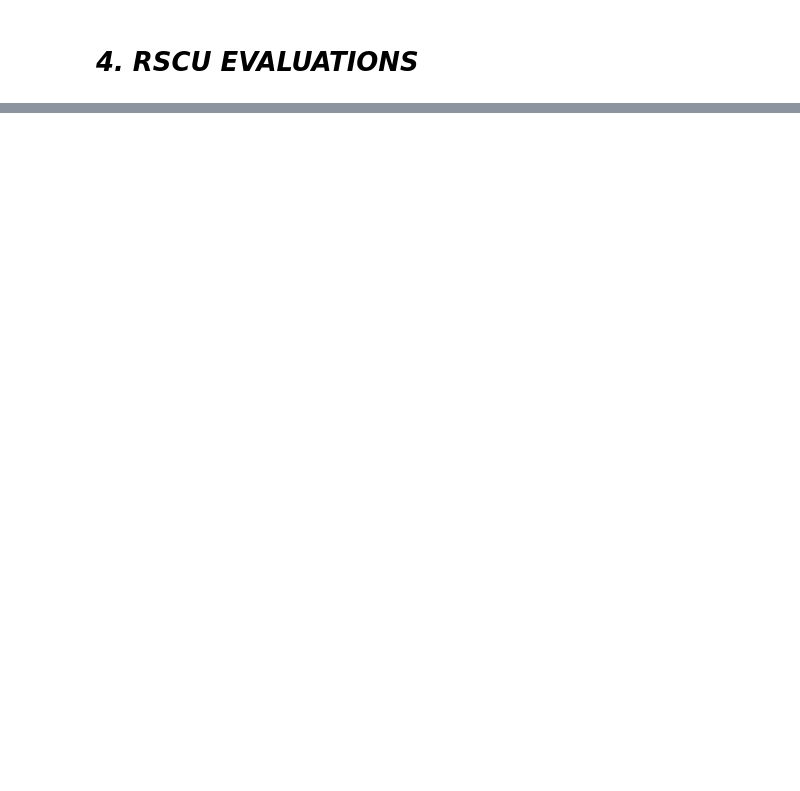
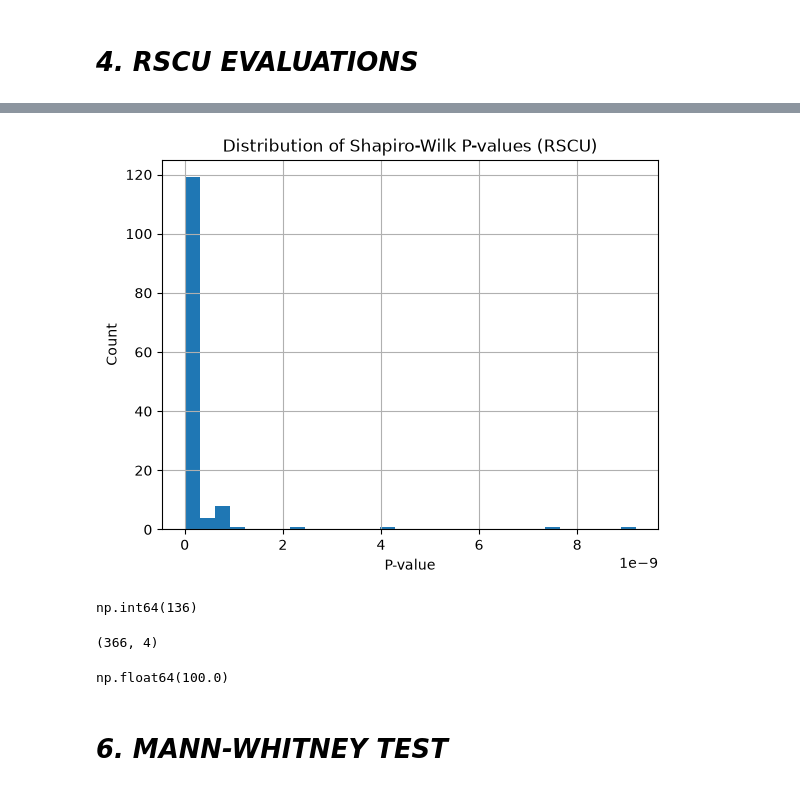
Before and after one commit to ginger-gif-bot/NGS, a Jupyter notebook: python_scripts/stats_plots.ipynb, the cells around one changed output, grey strips where cells are left out. Saved outputs shown, nothing was run; the diff lists cells and outputs as text; code cells hidden in the pictures; blank space fills up the shorter version.

```diff
--- a/python_scripts/stats_plots.ipynb
+++ b/python_scripts/stats_plots.ipynb
@@ -432,0 +641,9 @@ enc_gc3_all_samples.groupby("Group")["gc3_katG"].describe()
+# %%
+grp = ["resistant","sensitive"]
+genes_data = ["gc3_rpoB","gc3_gyrA","gc3_katG"]
+
+for grp in grp:
+    for col in genes_data:
+        test = enc_gc3_all_samples[enc_gc3_all_samples["Group"] == grp][col]
+        statt,p_value = shapiro(test)
+        print(f"P-value: {grp.capitalize()} -> {col.replace("gc3_","")} ---> {p_value}")
@@ -432,0 +670,17 @@ enc_gc3_all_samples.groupby("Group")["gc3_katG"].describe()
+# %%
+group = ["resistant","sensitive"]
+gene_list = ["rpoB","gyrA","katG"]
+
+p_value_all_rscu = defaultdict(lambda:defaultdict(lambda:defaultdict(float)))
+for grp in group:
+    for gene in gene_list:
+        for codon in codon_to_aa:
+            test = rscu_all_samples[(rscu_all_samples["Group"] == grp) &
+                                (rscu_all_samples["Gene"] == gene) &
+                                (rscu_all_samples["Codon"] == codon)]["RSCU"]
+            if len(test) < 3:
+                p = None
+            else:
+                stat, p = shapiro(test)
+            p_value_all_rscu[grp][gene][codon] = p
+p_value_all_rscu
@@ -432,0 +705,11 @@ enc_gc3_all_samples.groupby("Group")["gc3_katG"].describe()
+# %%
+rows = []
+for grp, info in p_value_all_rscu.items():
+    for gene, cod_info in info.items():
+        for codon, p in cod_info.items():
+            rows.append({"Group":grp,
+                         "Gene":gene,
+                         "Codon":codon,
+                         "P_value":p})
+
+p_value_df = pd.DataFrame(rows)
@@ -432,0 +760,22 @@ enc_gc3_all_samples.groupby("Group")["gc3_katG"].describe()
+# %%
+p_value_df["P_value"].dropna().hist(bins=30)
+plt.xlabel("P-value")
+plt.ylabel("Count")
+plt.title("Distribution of Shapiro-Wilk P-values (RSCU)")
+plt.show()
+# %% [output]
+[figure, added]
+# %%
+(p_value_df["P_value"] < 0.05).sum()
+# %% [output]
+np.int64(136)
+# %%
+p_value_df.shape
+# %% [output]
+(366, 4)
+# %%
+(p_value_df["P_value"] < 0.05).sum() / p_value_df["P_value"].notna().sum() *100
+# %% [output]
+np.float64(100.0)
+# %% [markdown]
+# ***6. MANN-WHITNEY TEST***
```
Also changed, not shown: parts of 53 cells of this notebook, 26 other files.
